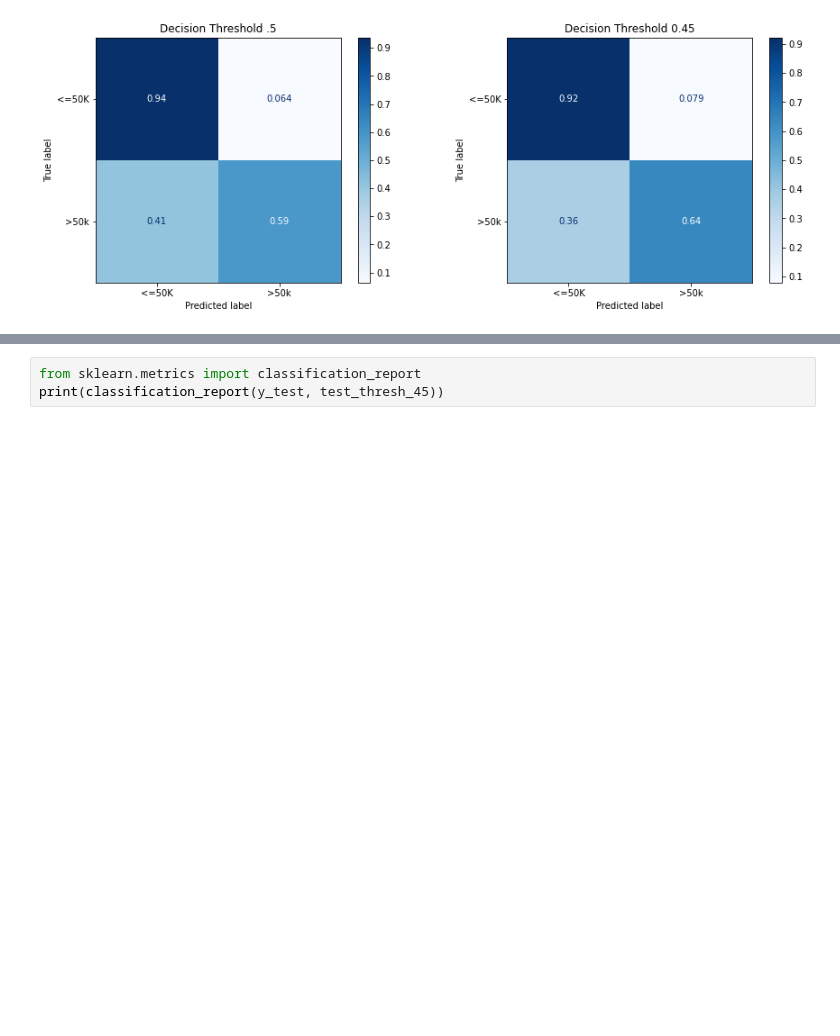
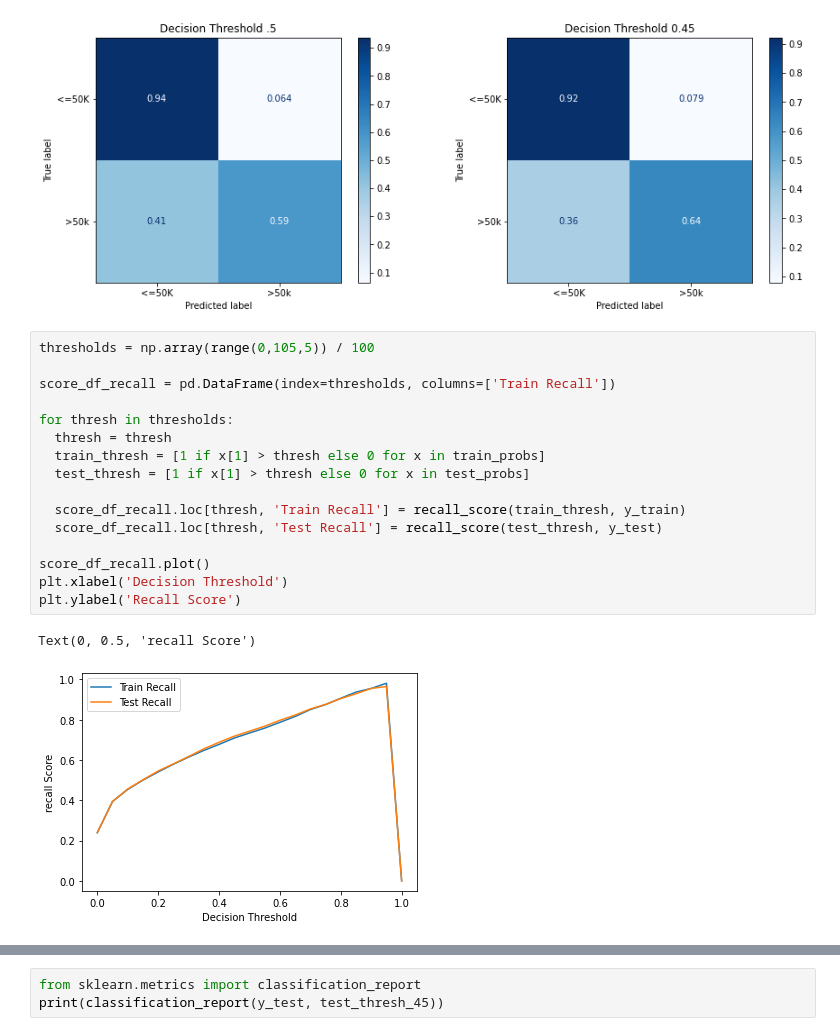
Before and after one commit to mkwak92/AdultIncome, a Jupyter notebook: Adult_Income.ipynb, the cells around one changed output, grey strips where cells are left out. Drawn from its saved outputs; the diff is of its cells as text; blank space fills up the shorter version.

```diff
--- a/Adult_Income.ipynb
+++ b/Adult_Income.ipynb
@@ -823,3 +823,22 @@ ConfusionMatrixDisplay.from_predictions(y_test, test_thresh_45,
 axes[1].set_title(f'Decision Threshold {thresh_45}');
 # %% [output]
 [figure]
+# %%
+thresholds = np.array(range(0,105,5)) / 100
+
+score_df_recall = pd.DataFrame(index=thresholds, columns=['Train Recall'])
+
+for thresh in thresholds:
+  thresh = thresh
+  train_thresh = [1 if x[1] > thresh else 0 for x in train_probs]
+  test_thresh = [1 if x[1] > thresh else 0 for x in test_probs]
+
+  score_df_recall.loc[thresh, 'Train Recall'] = recall_score(train_thresh, y_train)
+  score_df_recall.loc[thresh, 'Test Recall'] = recall_score(test_thresh, y_test)
+
+score_df_recall.plot()
+plt.xlabel('Decision Threshold')
+plt.ylabel('Recall Score')
+# %% [output]
+Text(0, 0.5, 'recall Score')
+[figure, added]
```
Also changed, not shown: parts of 22 cells of this notebook.
